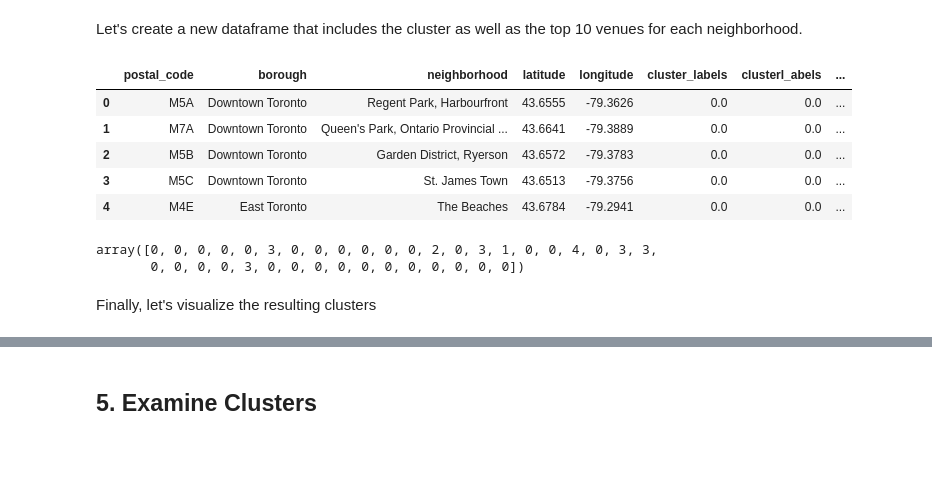
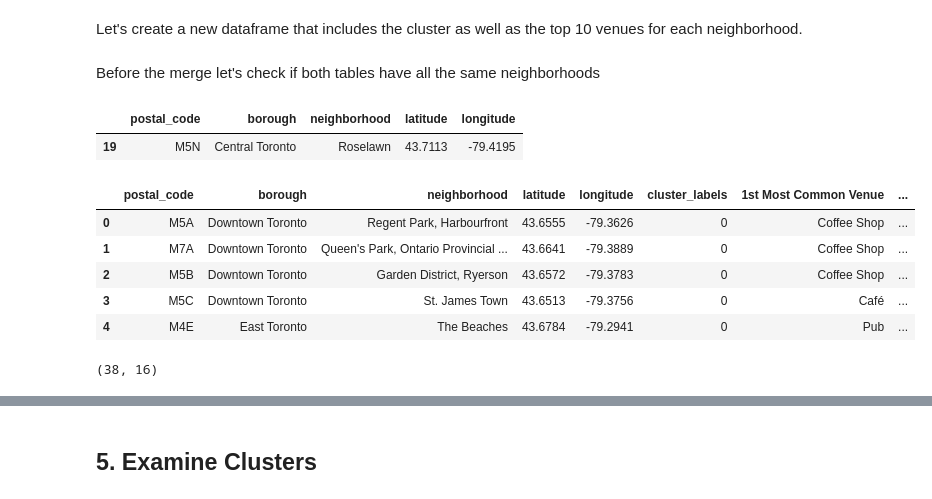
Before and after one commit to rafaelcgama/Capstone, a Jupyter notebook: toronto_clustering.ipynb, the cells around one changed output, grey strips where cells are left out. Drawn from its saved outputs; the diff is of its cells as text; code cells hidden in the pictures; blank space fills up the shorter version.

Commit message:
Toronto clustering done

```diff
--- a/toronto_clustering.ipynb
+++ b/toronto_clustering.ipynb
@@ -673,30 +672,32 @@ kmeans.labels_[0:10]
 array([0, 0, 0, 0, 0, 3, 0, 0, 0, 0])
 # %% [markdown]
 Let's create a new dataframe that includes the cluster as well as the top 10 venues for each neighborhood.
+# %% [markdown]
+Before the merge let's check if both tables have all the same neighborhoods
+# %%
+toronto_only.loc[~toronto_only['neighborhood'].isin(toronto_venues['neighborhood'])]
+# %% [output]
+|  | postal_code | borough | neighborhood | latitude | longitude |
+| 19 | M5N | Central Toronto | Roselawn | 43.7113 | -79.4195 |
 # %%
 # add clustering labels
 neighborhoods_venues_sorted.insert(0, 'cluster_labels', kmeans.labels_)
 
 toronto_merged = toronto_only.copy()
 
 # merge toronto_grouped with toronto_data to add latitude/longitude for each neighborhood
-toronto_merged = toronto_merged.join(neighborhoods_venues_sorted.set_index('neighborhood'), on='neighborhood')
+toronto_merged = toronto_merged.join(neighborhoods_venues_sorted.set_index('neighborhood'), on='neighborhood', how='inner')
 
 toronto_merged.head() # check the last columns!
+toronto_merged.shape
 # %% [output]
-|  | postal_code | borough | neighborhood | latitude | longitude | cluster_labels | clusterl_abels | ... |
-| 0 | M5A | Downtown Toronto | Regent Park, Harbourfront | 43.6555 | -79.3626 | 0.0 | 0.0 | ... |
-| 1 | M7A | Downtown Toronto | Queen's Park, Ontario Provincial ... | 43.6641 | -79.3889 | 0.0 | 0.0 | ... |
-| 2 | M5B | Downtown Toronto | Garden District, Ryerson | 43.6572 | -79.3783 | 0.0 | 0.0 | ... |
-| 3 | M5C | Downtown Toronto | St. James Town | 43.6513 | -79.3756 | 0.0 | 0.0 | ... |
-| 4 | M4E | East Toronto | The Beaches | 43.6784 | -79.2941 | 0.0 | 0.0 | ... |
+|  | postal_code | borough | neighborhood | latitude | longitude | cluster_labels | 1st Most Common Venue | ... |
+| 0 | M5A | Downtown Toronto | Regent Park, Harbourfront | 43.6555 | -79.3626 | 0 | Coffee Shop | ... |
+| 1 | M7A | Downtown Toronto | Queen's Park, Ontario Provincial ... | 43.6641 | -79.3889 | 0 | Coffee Shop | ... |
+| 2 | M5B | Downtown Toronto | Garden District, Ryerson | 43.6572 | -79.3783 | 0 | Coffee Shop | ... |
+| 3 | M5C | Downtown Toronto | St. James Town | 43.6513 | -79.3756 | 0 | Café | ... |
+| 4 | M4E | East Toronto | The Beaches | 43.6784 | -79.2941 | 0 | Pub | ... |
+(38, 16)
-# %%
-kmeans.labels_
-# %% [output]
-array([0, 0, 0, 0, 0, 3, 0, 0, 0, 0, 0, 0, 2, 0, 3, 1, 0, 0, 4, 0, 3, 3,
-       0, 0, 0, 0, 3, 0, 0, 0, 0, 0, 0, 0, 0, 0, 0, 0])
-# %% [markdown]
-Finally, let's visualize the resulting clusters
 # %%
 # create map
 map_clusters = folium.Map(location=[latitude, longitude], zoom_start=11)
```
Also changed, not shown: parts of 24 cells of this notebook.
